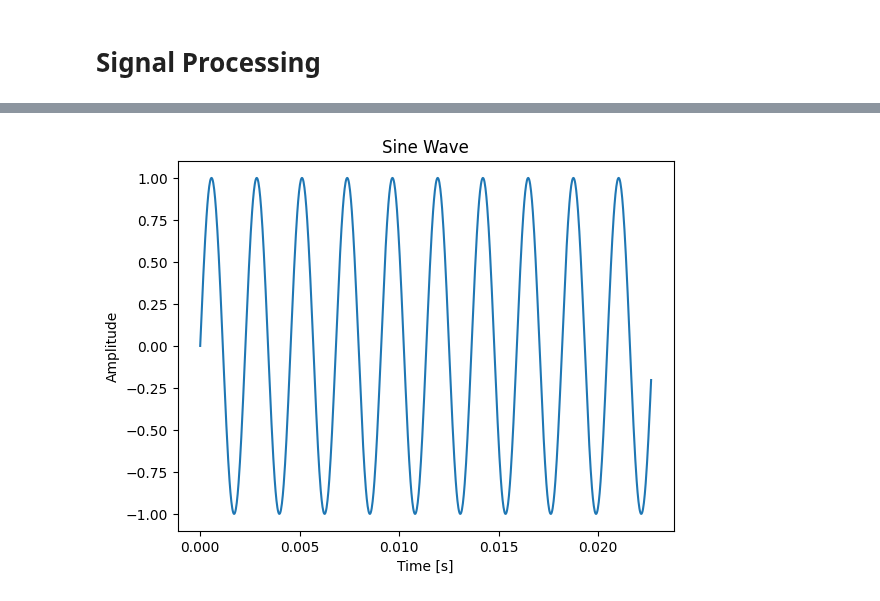
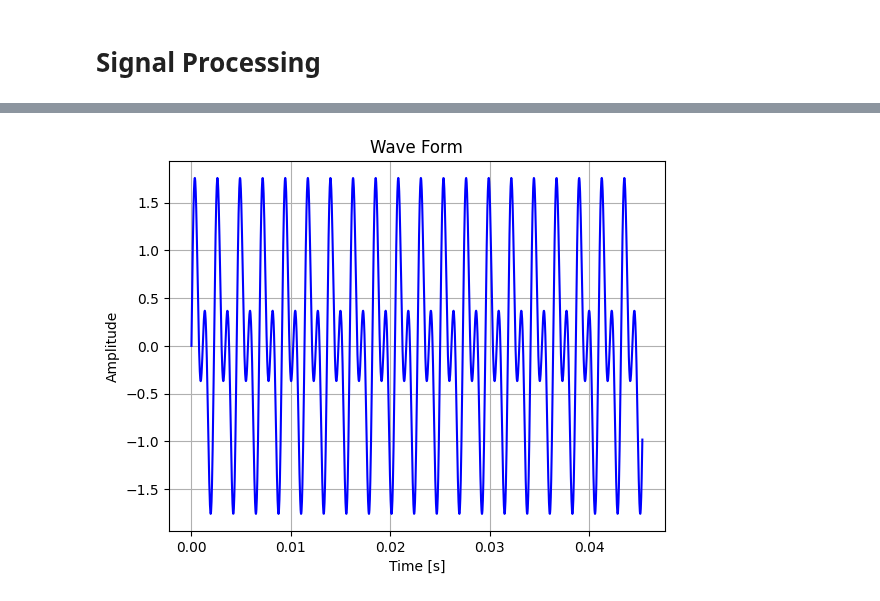
Before and after one commit to Obata-Kohei/pysp, a Jupyter notebook: src/pg.ipynb, the cells around one changed output, grey strips where cells are left out. Cells and saved outputs as stored; diff of their text form; code cells hidden in the pictures.

```diff
--- a/src/pg.ipynb
+++ b/src/pg.ipynb
@@ -5,26 +5,90 @@
 # %%
+from enum import Enum
 import numpy as np
-import scipy
-import scipy.signal as sig
 import matplotlib.pyplot as plt
+import sounddevice as sd
 
-sampling_rate = 44100
+SAMPLE_RATE = 44100  # Hz
 
-freq = 440
-duration = 2
+def gent(dur_sec, sample_rate):
+    return np.linspace(0, dur_sec, int(dur_sec * sample_rate), endpoint=False)
 
-t = np.linspace(0., duration, int(sampling_rate * duration))
+def sin(t, f):
+    return np.sin(2 * np.pi * f * t)
 
-wave = np.sin(2 * np.pi * freq * t)
+def sqr(t, f):
+    return np.sign(np.sin(2 * np.pi * f * t))
 
-# プロットで波形を確認
-plt.plot(t[:1000], wave[:1000]) # 最初の1000サンプル分をプロット
-plt.title('Sine Wave')
+def tri(t, f):
+    return 2 * np.abs(2 * (t * f % 1) - 1) - 1
+
+def saw(t, f):
+    return 2 * (f * t % 1) - 1
+
+def white_noise(t):
+    return np.random.uniform(-1, 1, len(t))
+
+class WaveType(Enum):
+    SINE = "sine"
+    SIN = "sin"
+    SQUARE = "square"
+    SQR = "sqr"
+    TRIANGLE = "triangle"
+    TRI = "tri"
+    SAW = "saw"
+    NOISE = "noise"
+
+class OSC():
+    def __init__(self, type, freq_input=0, oct=0, coarse=0, fine=0):
+        pass
+
+    def oscillate(self):
+        pass
+
+# ----- 時間軸の配列 -----
+sample_rate = 44100  # Hz
+duration = 1.0  # sec
+t = np.linspace(0, duration, int(duration * sample_rate), endpoint=False)
+
+# ----- キホンの波形 -----
+f = 440  # Hz
+T = 1 / f  # sec
+omega = 2 * np.pi * f  # rad / sec
+
+# 正弦波 基音のみ
+sine_wave = np.sin(2 * np.pi * f * t)
+
+# 矩形波 全ての奇数次倍音
+square_wave = np.sign(sine_wave)
+
+# 三角波 全ての奇数次倍音，矩形波に比べて高い倍音が少ない
+triangle_wave = 2 * np.abs(2 * (t * f % 1) - 1) - 1
+
+# ノコギリ波 全ての整数次倍音
+saw_wave = 2 * (f * t % 1) - 1
+
+# ホワイトノイズ
+wnoise = np.random.uniform(-1, 1, len(t))
+
+# ----- プロットで波形を確認 ------
+t = gent(3, 44100)
+f = 440
+w1 = sin(t, f)
+w2 = sin(t, f*2)
+wave = w1 + w2
+plt.plot(t[:2000], wave[:2000], color='b')
+#plt.plot(t[:2000], saw_wave[:2000], color='r')
+plt.title('Wave Form')
 plt.xlabel('Time [s]')
 plt.ylabel('Amplitude')
+plt.grid()
 plt.show()
 
-print(f"データの型: {type(wave)}")
+print(f"データの型: {wave.dtype}")
 print(f"データの形状: {wave.shape}")
+
+# ----- 再生 -----
+sd.play(wave, sample_rate)
+sd.wait()
 # %% [output]
-[figure, old version]
+[figure, new version]
```
Also changed, not shown: parts of 5 cells of this notebook, 3 other files.
